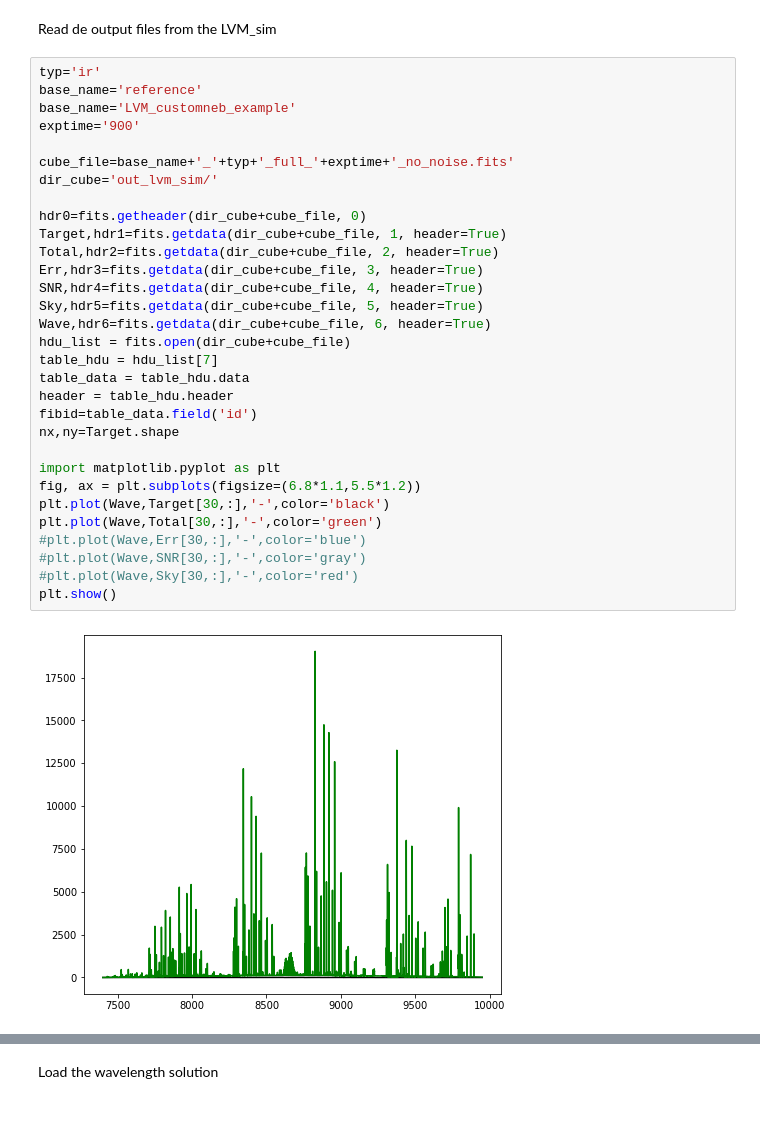
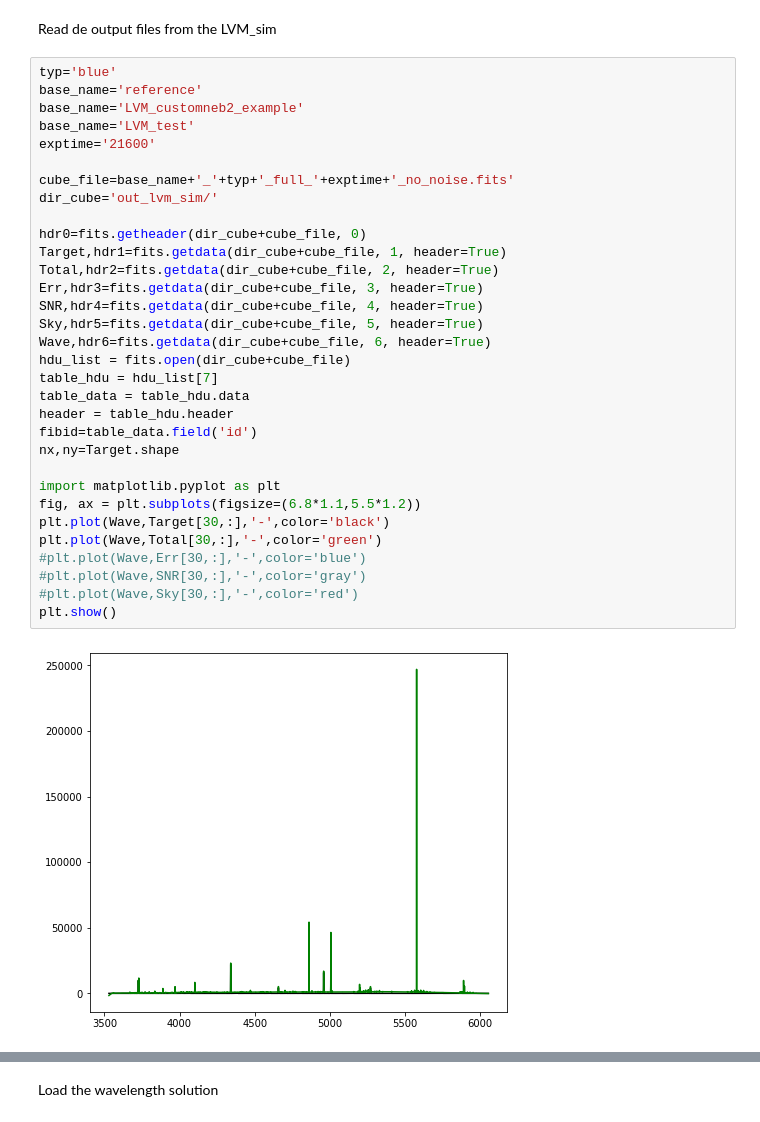
Before and after one commit to hjibarram/LVM_2D, a Jupyter notebook: Example.ipynb, the cells around one changed output, grey strips where cells are left out. Saved outputs shown, nothing was run; the diff lists cells and outputs as text.

```diff
--- a/Example.ipynb
+++ b/Example.ipynb
@@ -22,35 +22,36 @@ twodlvm.get_focus(dir1='libs/',name='focus_lvm_ir3',dsx=1.1,dsy=0.8,rho=0.5,vt1=
 # %% [markdown]
 Read de output files from the LVM_sim
 # %%
-typ='ir'
+typ='blue'
 base_name='reference'
-base_name='LVM_customneb_example'
-exptime='900'
+base_name='LVM_customneb2_example'
+base_name='LVM_test'
+exptime='21600'
 
 cube_file=base_name+'_'+typ+'_full_'+exptime+'_no_noise.fits'
 dir_cube='out_lvm_sim/'
 
 hdr0=fits.getheader(dir_cube+cube_file, 0)
 Target,hdr1=fits.getdata(dir_cube+cube_file, 1, header=True)
 Total,hdr2=fits.getdata(dir_cube+cube_file, 2, header=True)
 Err,hdr3=fits.getdata(dir_cube+cube_file, 3, header=True)
 SNR,hdr4=fits.getdata(dir_cube+cube_file, 4, header=True)
 Sky,hdr5=fits.getdata(dir_cube+cube_file, 5, header=True)
 Wave,hdr6=fits.getdata(dir_cube+cube_file, 6, header=True)
 hdu_list = fits.open(dir_cube+cube_file)
 table_hdu = hdu_list[7]
 table_data = table_hdu.data
 header = table_hdu.header
 fibid=table_data.field('id')
 nx,ny=Target.shape
 
 import matplotlib.pyplot as plt
 fig, ax = plt.subplots(figsize=(6.8*1.1,5.5*1.2))
 plt.plot(Wave,Target[30,:],'-',color='black')
 plt.plot(Wave,Total[30,:],'-',color='green')
 #plt.plot(Wave,Err[30,:],'-',color='blue')
 #plt.plot(Wave,SNR[30,:],'-',color='gray')
 #plt.plot(Wave,Sky[30,:],'-',color='red')
 plt.show()
 # %% [output]
-[figure, old version]
+[figure, new version]
```
Also changed, not shown: parts of 3 cells of this notebook, 4 other files.
